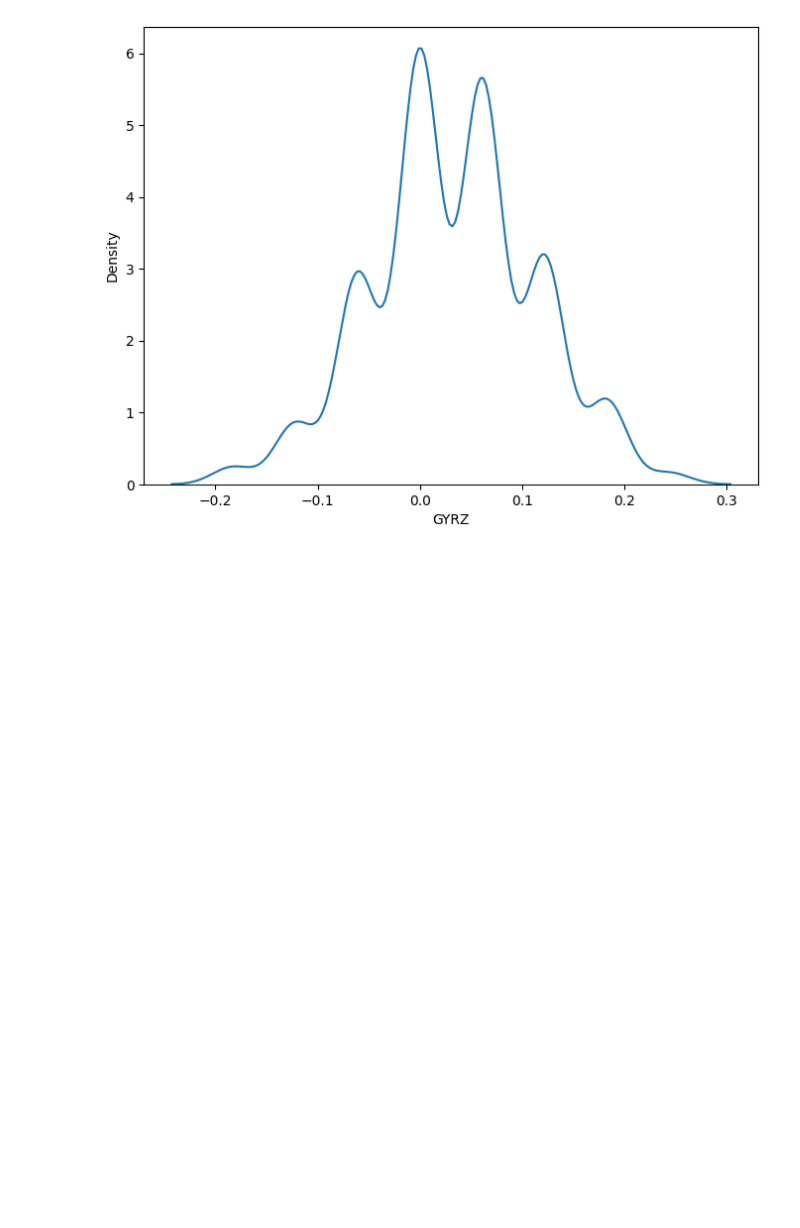
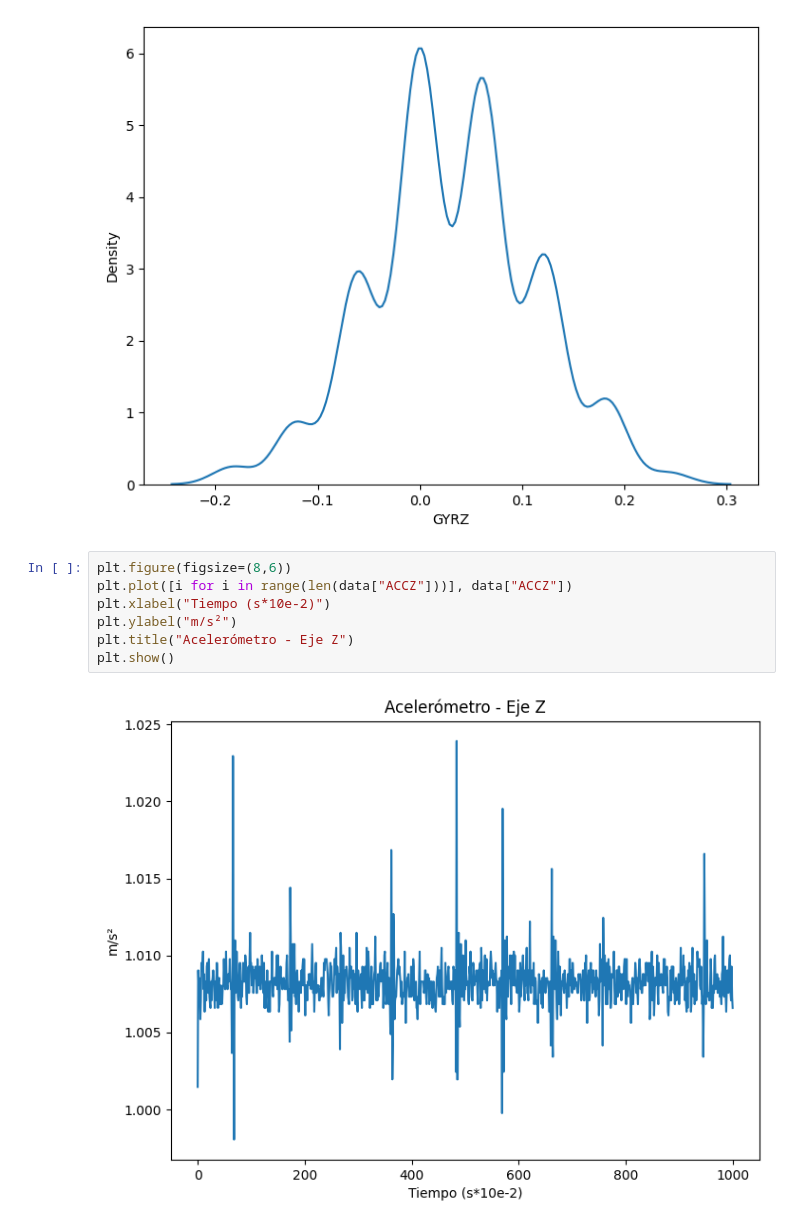
Before and after one commit to CarlosCH01/TFG-CA, a Jupyter notebook: metasensor/raw_processor_acc_gyro.ipynb, the cells around one changed output. Drawn from its saved outputs; the diff is of its cells as text; blank space fills up the shorter version.

```diff
--- a/metasensor/raw_processor_acc_gyro.ipynb
+++ b/metasensor/raw_processor_acc_gyro.ipynb
@@ -62,3 +62,12 @@ for i in data.columns:
 [figure]
 [figure]
 [figure]
+# %%
+plt.figure(figsize=(8,6))
+plt.plot([i for i in range(len(data["ACCZ"]))], data["ACCZ"])
+plt.xlabel("Tiempo (s*10e-2)")
+plt.ylabel("m/s²")
+plt.title("Acelerómetro - Eje Z")
+plt.show()
+# %% [output]
+[figure, added]
```
Also changed, not shown: 3 other files.
